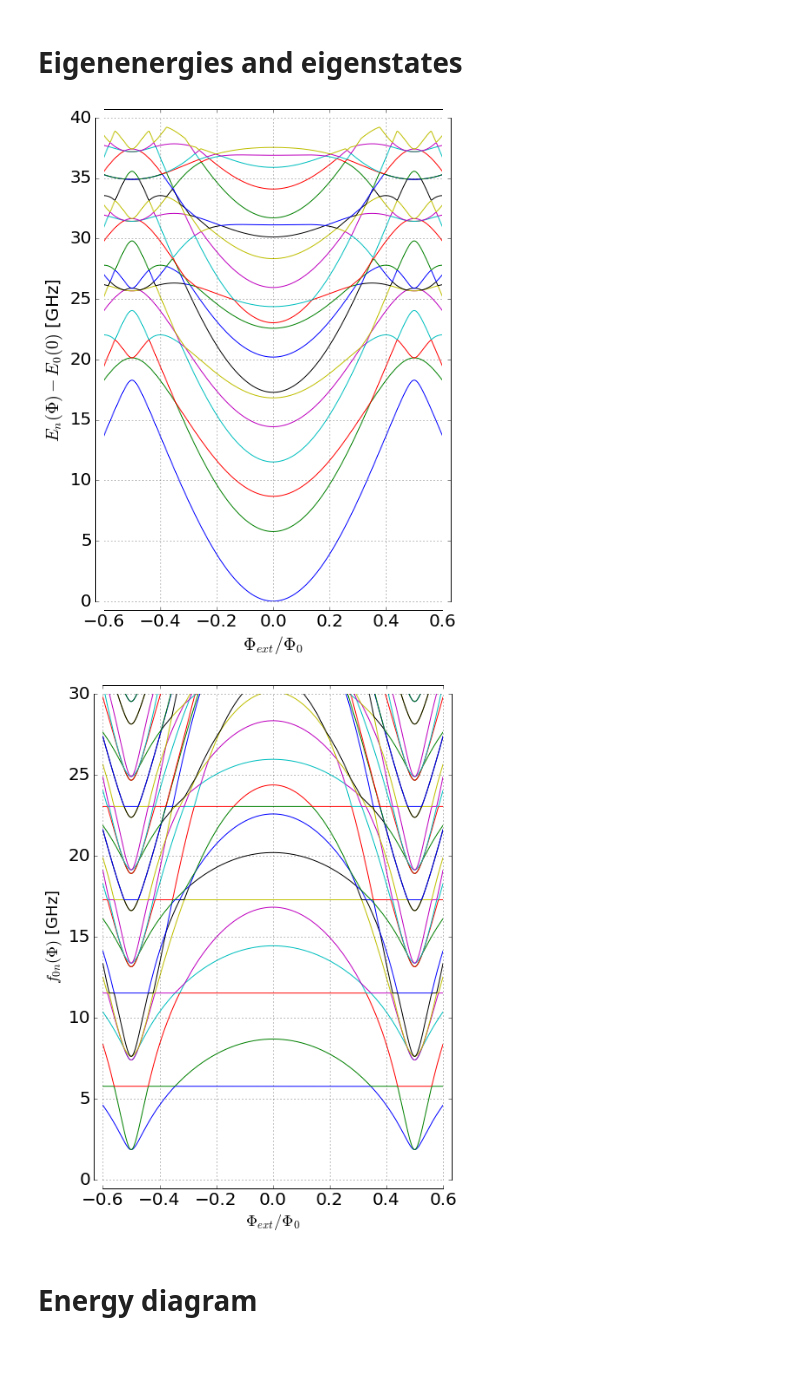
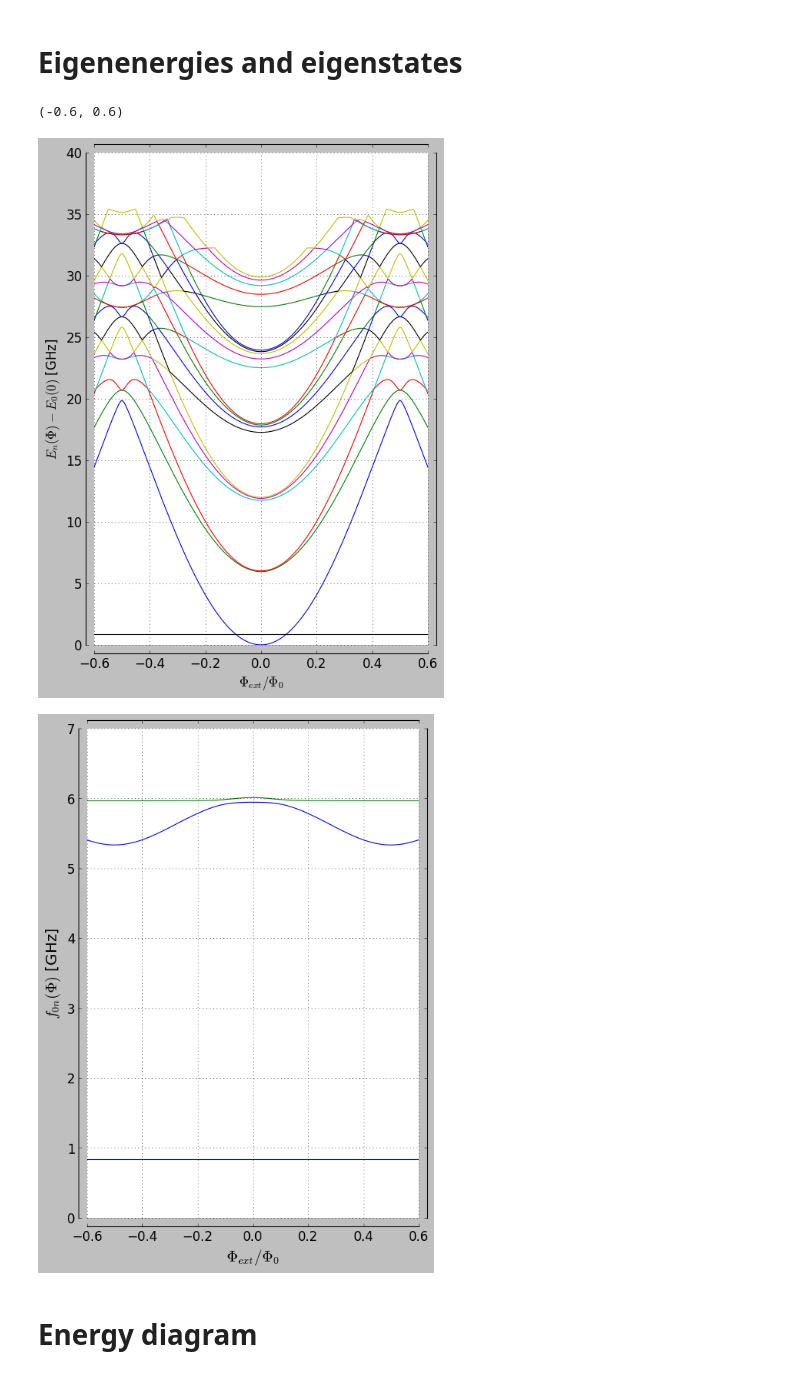
Before and after one commit to vdrhtc/Xmons, a Jupyter notebook: Qutip/CPB cQED.ipynb, the cells around one changed output. Saved outputs shown, nothing was run; the diff lists cells and outputs as text; code cells hidden in the pictures.

```diff
--- a/Qutip/CPB cQED.ipynb
+++ b/Qutip/CPB cQED.ipynb
@@ -35,17 +35,20 @@ matplotlib.rc("font", **font)
 C_κ = 0e-15
 C_g = 2e-15
 C_q = 90e-15
+S_JJ_1 = 200e-9*20e-9
+S_JJ_2 = 200e-9*180e-9
+d = (S_JJ_1-S_JJ_2)/(S_JJ_1+S_JJ_2)
 res_factor = 1.7
 C_r = 251.9e-15*res_factor
 L_r = 9.737e-10*res_factor
 Φ = 0 # in Φ_0
-ν_q = 8.7
+ν_q = 6
 def C_ast():
     return sqrt(C_q*C_g+C_q*C_κ+C_g*C_κ+C_q*C_r+C_g*C_r)
 def E_C():
     return (e)**2*(C_g+C_κ+C_r)/2/C_ast()**2/h/1e9
 def E_J():
-    return (ν_q*1e9+E_C()*1e9)**2/8/(e)**2/(C_g+C_κ+C_r)*2*C_ast()**2*h**2/h/1e9*cos(pi*Φ)
+    return (ν_q*1e9+E_C()*1e9)**2/8/(e)**2/(C_g+C_κ+C_r)*2*C_ast()**2*h**2/h/1e9*cos(pi*Φ)*sqrt(1+d**2*tan(pi*Φ)**2)
 def ω_r():
     return 1/sqrt(L_r*C_ast()**2/(C_q+C_g))
 # %%
@@ -90,7 +94,7 @@ print(H().eigenenergies()[2]-H().eigenenergies()[0])
 Φ = 0
 E_0 = H().eigenenergies()[0]
 evals = []
-Φs = linspace(-0.6, 0.6, 501)
+Φs = linspace(-0.6, 0.6, 101)
 for Φ in Φs:
     print("\rΦ:", Φ, flush=True, end="")
     evals.append(H().eigenenergies())
@@ -111,24 +114,27 @@ plt.grid()
 plt.ylim(0,40)
 plt.xlim(-0.6,0.6)
 
-plt.savefig("levels.pdf",bbox_inches='tight')
+# plt.savefig("levels.pdf",bbox_inches='tight')
 # %% [output]
+(-0.6, 0.6)
-[figure, old version]
+[figure, new version]
 # %%
 for i in range(1, 50):
     plt.plot(Φs, (evals[:, i]-evals[:,0]))
+plt.plot(Φs, ones_like(Φs)*4*E_C())
+
 spines()
 plt.xlim(-0.600,0.60)
-plt.ylim(0, 30)
+plt.ylim(0, 7)
 
 plt.ylabel("$f_{0n}(\Phi)$ [GHz]", fontsize=18)
 plt.xlabel("$\Phi_{ext}/\Phi_0$", fontsize=18)
 plt.xticks(linspace(-0.6, 0.6, 7))
 plt.grid()
 plt.gcf().set_size_inches(7,10)
-plt.savefig("freqs.pdf", bbox_inches='tight')
+# plt.savefig("freqs.pdf", bbox_inches='tight')
 # %% [output]
-[figure, old version]
+[figure, new version]
 # %% [markdown]
 # Energy diagram
 # %%
```
Also changed, not shown: parts of 12 cells of this notebook, 20 other files.
